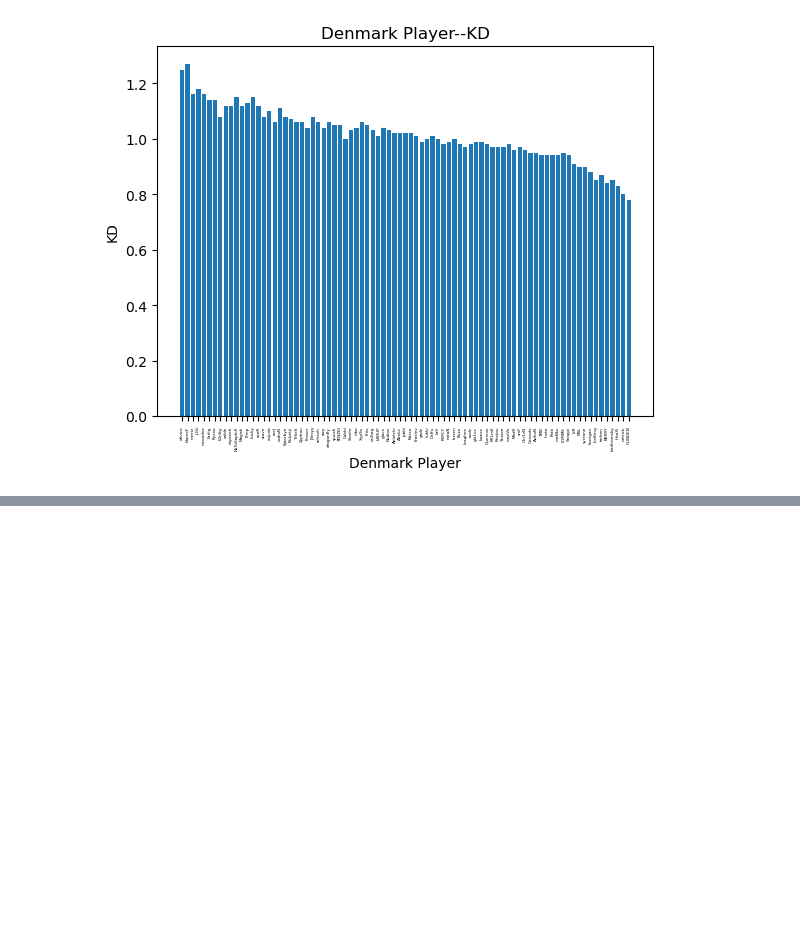
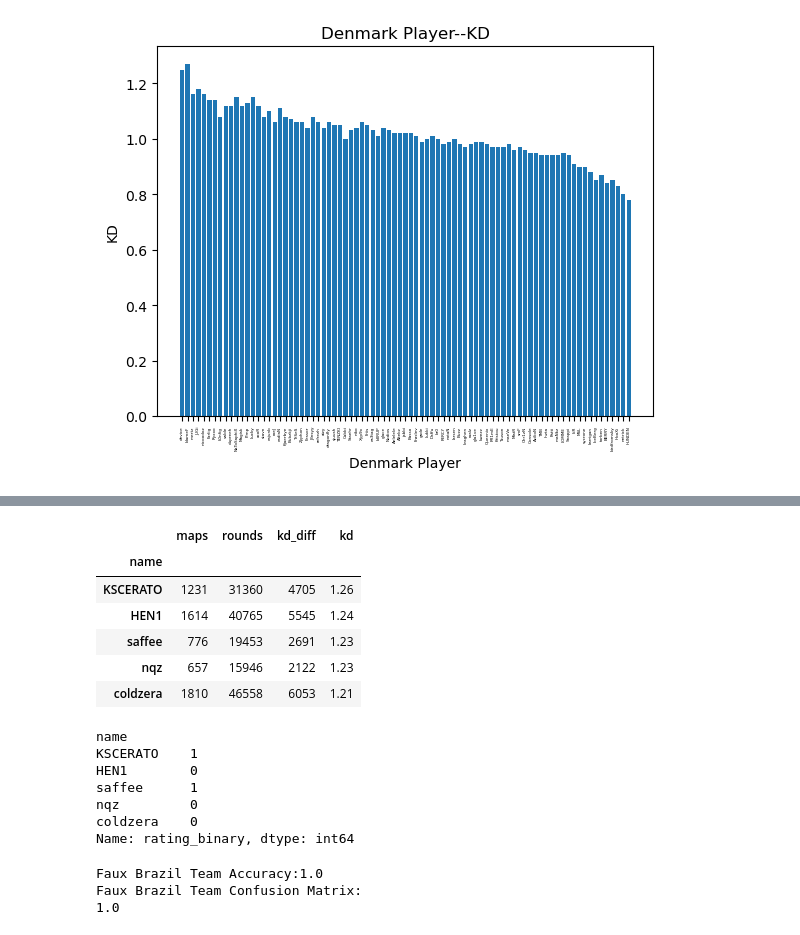
Before and after one commit to SikoticVinyl/VictorVis, a Jupyter notebook: shayne_files/shayne_og_data.ipynb, the cells around one changed output, grey strips where cells are left out. Saved outputs shown, nothing was run; the diff lists cells and outputs as text; code cells hidden in the pictures; blank space fills up the shorter version.

```diff
--- a/shayne.ipynb
+++ b/shayne_files/shayne_og_data.ipynb
@@ -329,0 +415,22 @@ plt.show
+# %%
+brazil_faux_team['rating_binary'] = (brazil_faux_team['rating'] > 1.12).astype(int)
+brazil_X = brazil_faux_team[['maps', 'rounds', 'kd_diff', 'kd']]
+brazil_y = brazil_faux_team['rating_binary']
+
+display(brazil_X)
+display(brazil_y)
+# %% [output]
+|  | maps | rounds | kd_diff | kd |
+| name |  |  |  |  |
+| KSCERATO | 1231 | 31360 | 4705 | 1.26 |
+| HEN1 | 1614 | 40765 | 5545 | 1.24 |
+| saffee | 776 | 19453 | 2691 | 1.23 |
+| nqz | 657 | 15946 | 2122 | 1.23 |
+| coldzera | 1810 | 46558 | 6053 | 1.21 |
+name
+KSCERATO    1
+HEN1        0
+saffee      1
+nqz         0
+coldzera    0
+Name: rating_binary, dtype: int64
@@ -329,0 +445,10 @@ plt.show
+# %%
+brazil_faux_accuracy = accuracy_score(y_test_b, y_pred_b)
+brazil_faux_confusion = confusion_matrix(y_test_b, y_pred_b)
+
+print(f'Faux Brazil Team Accuracy:{brazil_faux_accuracy}')
+print(f'Faux Brazil Team Confusion Matrix:\n{brazil_faux_accuracy}')
+# %% [output]
+Faux Brazil Team Accuracy:1.0
+Faux Brazil Team Confusion Matrix:
+1.0
```
Also changed, not shown: parts of 9 cells of this notebook, 1 other file.
